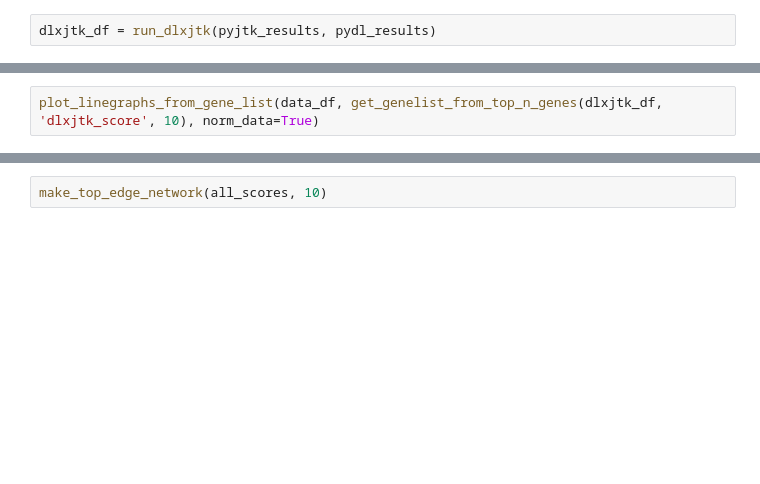
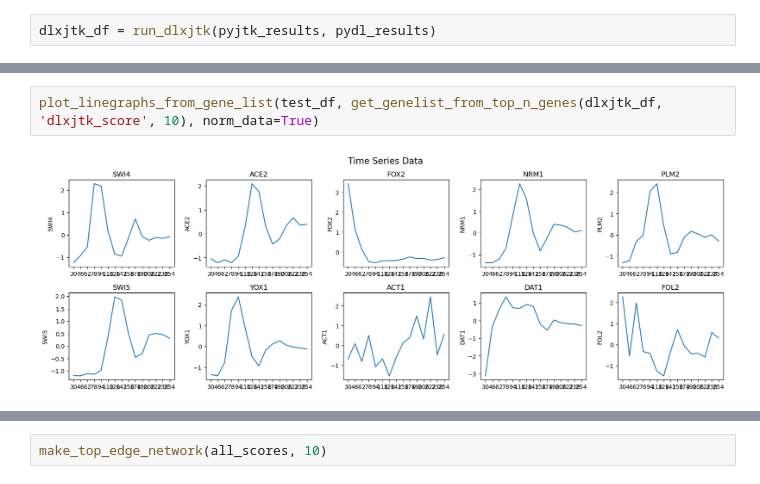
Before and after one commit to maxwellmlin/bio218-project, a Jupyter notebook: notebooks/data_preview.ipynb, the cells around one changed output, grey strips where cells are left out. Cells and saved outputs as stored; diff of their text form; blank space fills up the shorter version.

```diff
--- a/notebooks/data_preview.ipynb
+++ b/notebooks/data_preview.ipynb
@@ -15,5 +51,7 @@ plot_heatmap(data_df, dlxjtk_df, 96, 'dlxjtk_score')
 # %%
-plot_linegraphs_from_gene_list(data_df, get_genelist_from_top_n_genes(dlxjtk_df, 'dlxjtk_score', 10), norm_data=True)
+plot_linegraphs_from_gene_list(test_df, get_genelist_from_top_n_genes(dlxjtk_df, 'dlxjtk_score', 10), norm_data=True)
+# %% [output]
+[figure, added]
 # %%
 targets_list = get_genelist_from_top_n_genes(dlxjtk_df, 'dlxjtk_score', 12)
 repressors_list = targets_list[:4]
```
Also changed, not shown: parts of 16 cells of this notebook, 12 other files.
